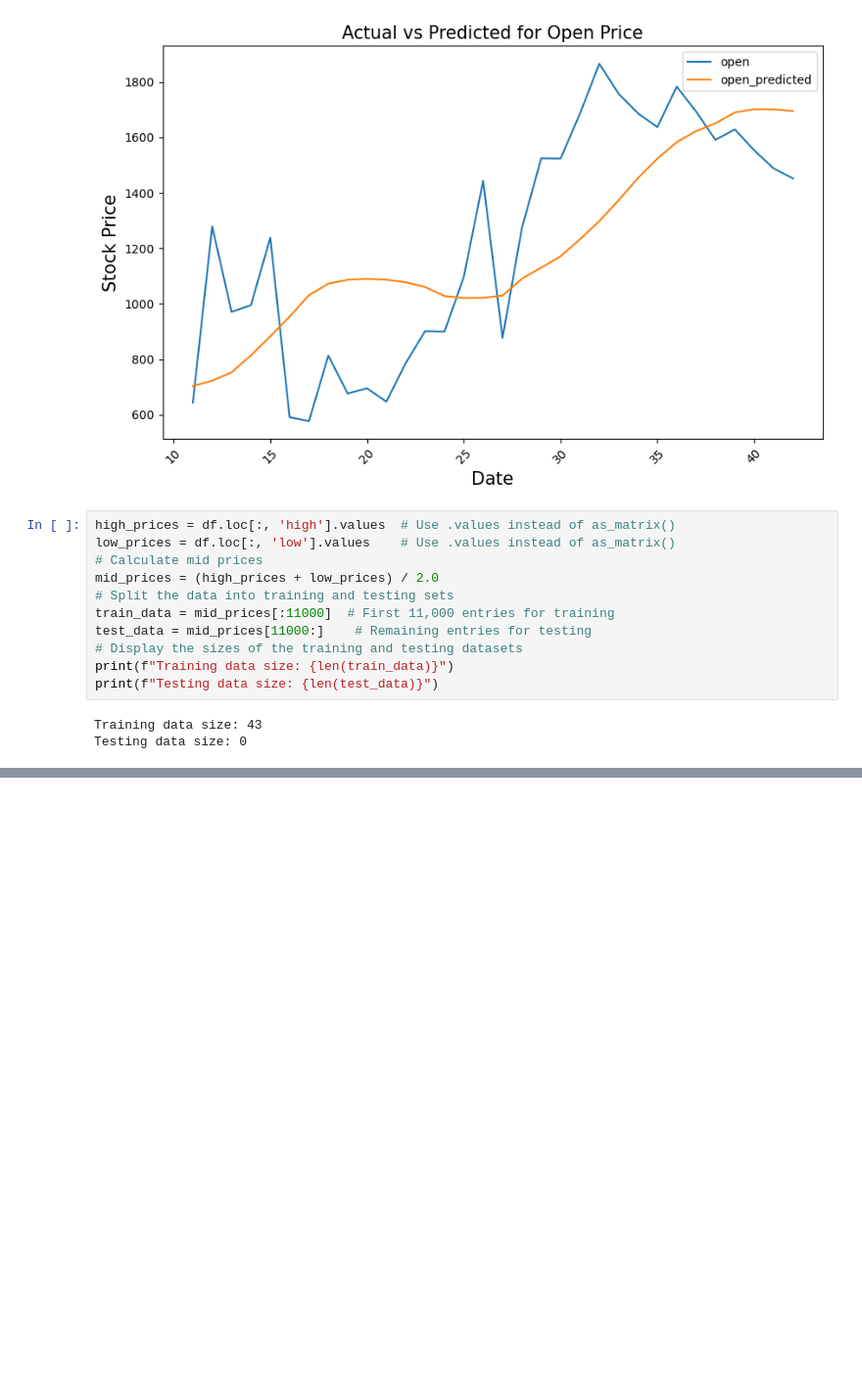
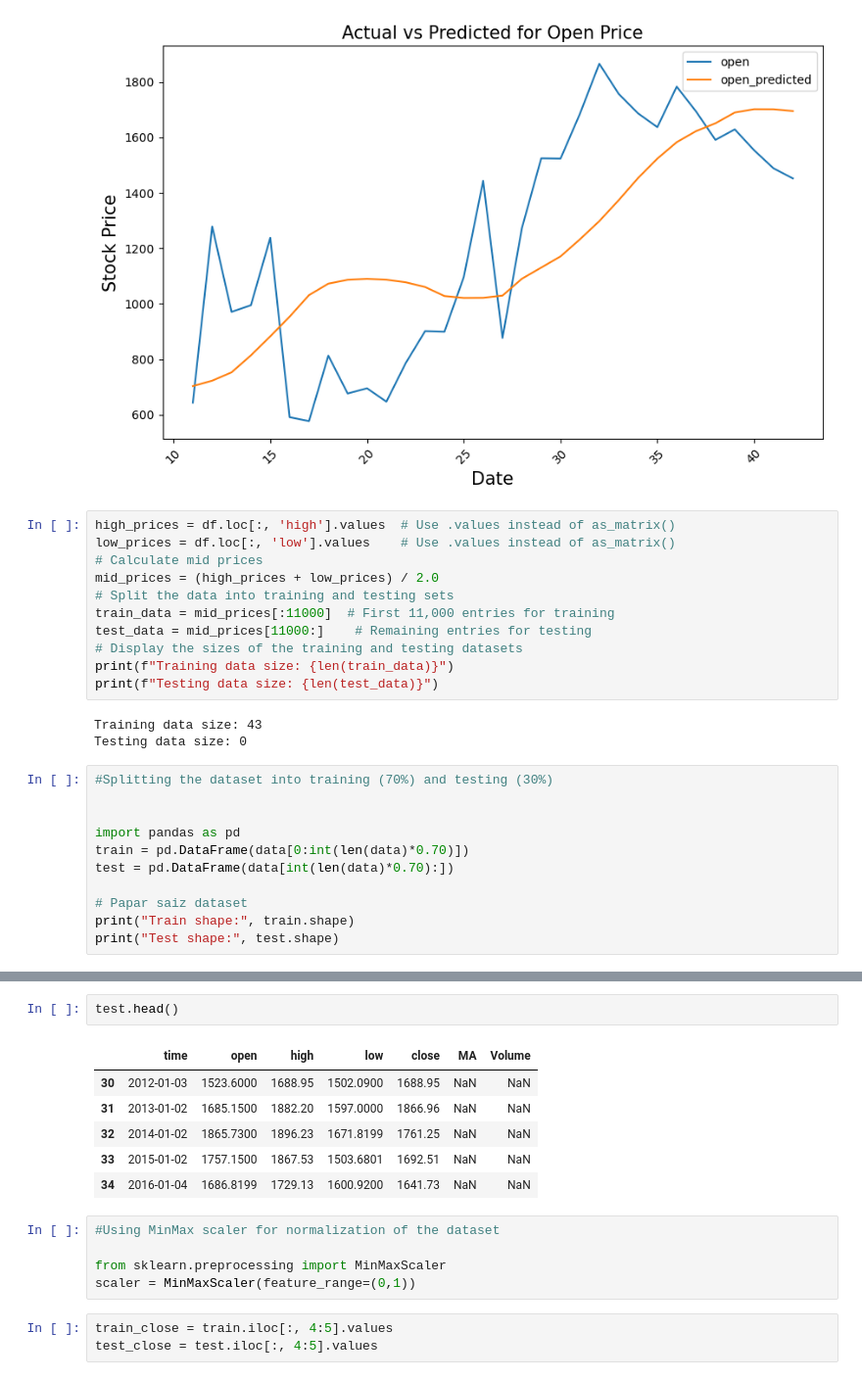
Before and after one commit to HakimHamri/LSTM-Project, a Jupyter notebook: LSTM.ipynb, the cells around one changed output, grey strips where cells are left out. Shown at 98% size. Cells and saved outputs as stored; diff of their text form; blank space fills up the shorter version.

```diff
--- a/LSTM.ipynb
+++ b/LSTM.ipynb
@@ -235,3 +235,14 @@ print(f"Testing data size: {len(test_data)}")
 # %% [output]
 Training data size: 43
 Testing data size: 0
+# %%
+#Splitting the dataset into training (70%) and testing (30%)
+
+
+import pandas as pd
+train = pd.DataFrame(data[0:int(len(data)*0.70)])
+test = pd.DataFrame(data[int(len(data)*0.70):])
+
+# Papar saiz dataset
+print("Train shape:", train.shape)
+print("Test shape:", test.shape)
@@ -237,0 +272,17 @@ Testing data size: 0
+# %%
+test.head()
+# %% [output]
+|  | time | open | high | low | close | MA | Volume |
+| 30 | 2012-01-03 | 1523.6000 | 1688.95 | 1502.0900 | 1688.95 | NaN | NaN |
+| 31 | 2013-01-02 | 1685.1500 | 1882.20 | 1597.0000 | 1866.96 | NaN | NaN |
+| 32 | 2014-01-02 | 1865.7300 | 1896.23 | 1671.8199 | 1761.25 | NaN | NaN |
+| 33 | 2015-01-02 | 1757.1500 | 1867.53 | 1503.6801 | 1692.51 | NaN | NaN |
+| 34 | 2016-01-04 | 1686.8199 | 1729.13 | 1600.9200 | 1641.73 | NaN | NaN |
+# %%
+#Using MinMax scaler for normalization of the dataset
+
+from sklearn.preprocessing import MinMaxScaler
+scaler = MinMaxScaler(feature_range=(0,1))
+# %%
+train_close = train.iloc[:, 4:5].values
+test_close = test.iloc[:, 4:5].values
```
Also changed, not shown: parts of 9 cells of this notebook.
